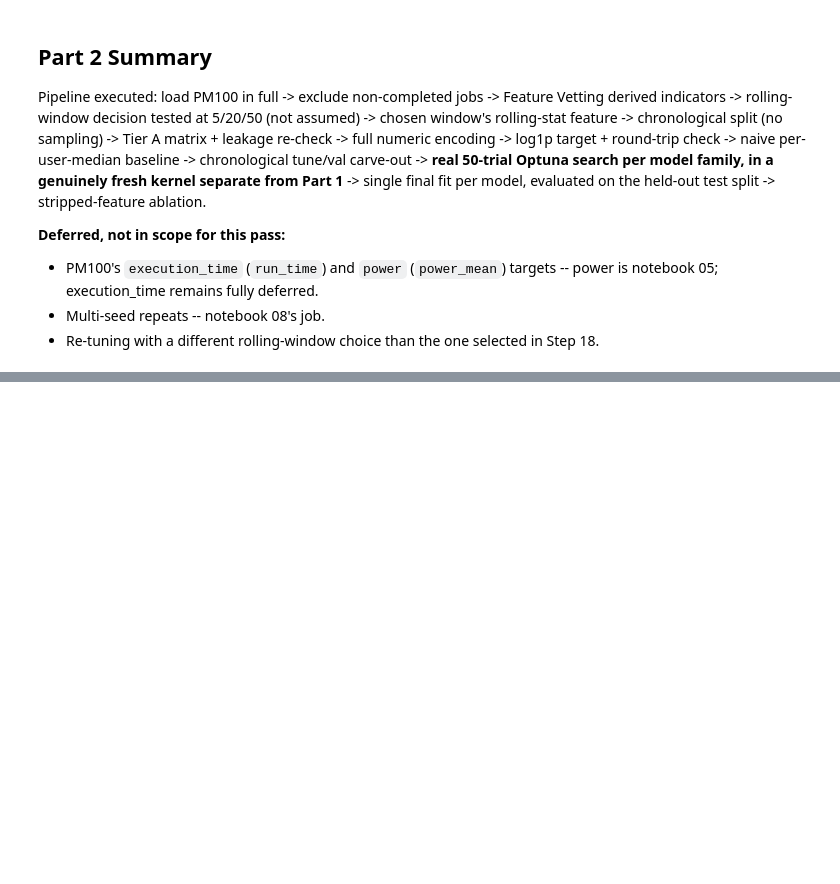
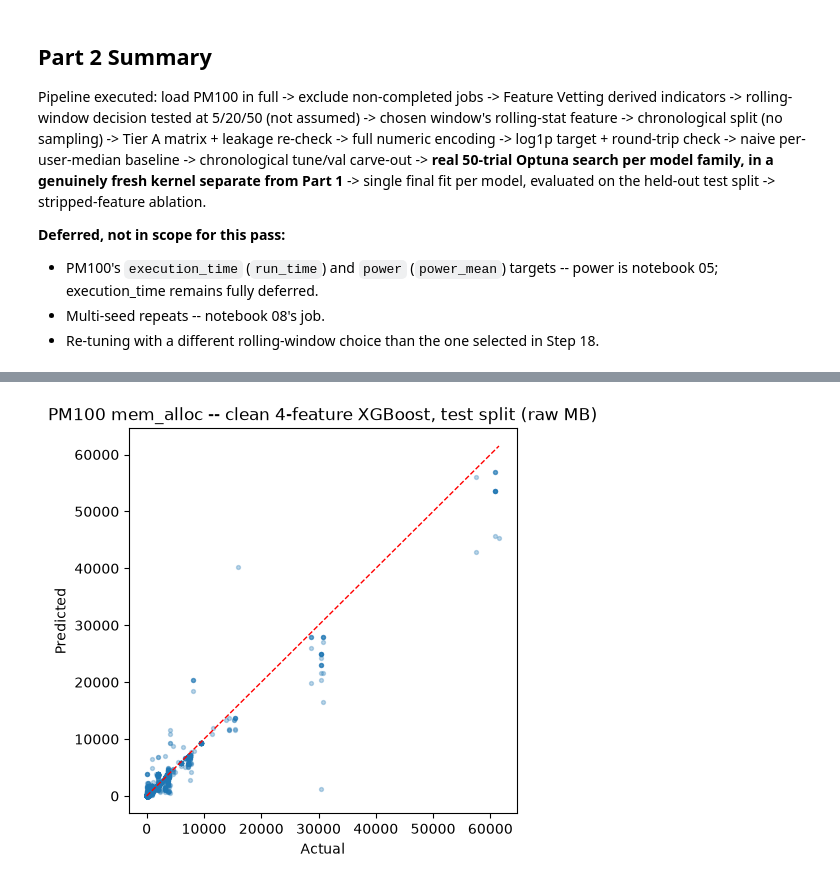
Before and after one commit to Tituz175/hpc-dl-enhanced, a Jupyter notebook: notebooks/05b_classical_ml_memory.ipynb, the cells around one changed output, grey strips where cells are left out. Drawn from its saved outputs; the diff is of its cells as text; code cells hidden in the pictures; blank space fills up the shorter version.

```diff
--- a/notebooks/05b_classical_ml_memory.ipynb
+++ b/notebooks/05b_classical_ml_memory.ipynb
@@ -1072,0 +1115,6 @@ Pipeline executed: load PM100 in full -> exclude non-completed jobs -> Feature V
+# %%
+CLEAN4_COLS = ["num_nodes_req", "num_gpus_req", "num_cores_req", pm100_rolling_col]
+pm100_X_train_c4 = pm100_train_df[CLEAN4_COLS].astype(float).fillna(0.0)
+pm100_X_test_c4 = pm100_test_df[CLEAN4_COLS].astype(float).fillna(0.0)
+print(f"clean-4 matrix: X_train {pm100_X_train_c4.shape}  X_test {pm100_X_test_c4.shape}")
+print(f"columns: {list(pm100_X_train_c4.columns)}")
@@ -1072,0 +1128,23 @@ Pipeline executed: load PM100 in full -> exclude non-completed jobs -> Feature V
+# %%
+_C4_BEST_PARAMS = {
+    "RandomForest": {"n_estimators": 149, "max_depth": 10, "min_samples_leaf": 5, "max_features": 0.9286795150728064},
+    "XGBoost": {"n_estimators": 188, "max_depth": 11, "learning_rate": 0.030862925609952782, "subsample": 0.8768040541890576, "colsample_bytree": 0.8921051173321578},
+    "LightGBM": {"n_estimators": 188, "num_leaves": 101, "learning_rate": 0.11965759404600158, "subsample": 0.8612368964975208, "colsample_bytree": 0.8312766647047717},
+}
+pm100_c4_models = {
+    "RandomForest": RandomForestRegressor(**_C4_BEST_PARAMS["RandomForest"], n_jobs=-1, random_state=SEED),
+    "XGBoost": XGBRegressor(**_C4_BEST_PARAMS["XGBoost"], tree_method="hist", n_jobs=-1, random_state=SEED),
+    "LightGBM": LGBMRegressor(**_C4_BEST_PARAMS["LightGBM"], bagging_freq=1, n_jobs=-1, random_state=SEED, verbose=-1),
+}
+pm100_c4_fit_seconds, pm100_c4_results = {}, {}
+for name, model in pm100_c4_models.items():
+    start = time.perf_counter()
+    model.fit(pm100_X_train_c4, pm100_y_train)
+    pm100_c4_fit_seconds[name] = time.perf_counter() - start
+    pred_log = model.predict(pm100_X_test_c4)
+    pred_raw = features.inverse_transform_target(pred_log)
+    pm100_c4_results[name] = {
+        "log_space": metrics.regression_metrics(pm100_y_test, pred_log),
+        "raw_space": metrics.regression_metrics(pm100_y_test_raw, pred_raw),
+    }
+    print(f"{name}: fit {len(pm100_X_train_c4):,} rows in {pm100_c4_fit_seconds[name]:.1f}s")
@@ -1072,0 +1233,11 @@ Pipeline executed: load PM100 in full -> exclude non-completed jobs -> Feature V
+# %%
+pm100_c4_best = pm100_c4_models[pm100_c4_best_name]
+pm100_c4_best_pred_raw = features.inverse_transform_target(pm100_c4_best.predict(pm100_X_test_c4))
+
+fig = plotting.plot_predicted_vs_actual(
+    pm100_y_test_raw, pm100_c4_best_pred_raw,
+    f"PM100 mem_alloc -- clean 4-feature {pm100_c4_best_name}, test split (raw MB)")
+fig.savefig(FIGURES_DIR / "pm100_memory_clean4_pred_vs_actual.png", dpi=150, bbox_inches="tight")
+plt.show()
+# %% [output]
+[figure, added]
```
Also changed, not shown: parts of 16 cells of this notebook, 9 other files.
